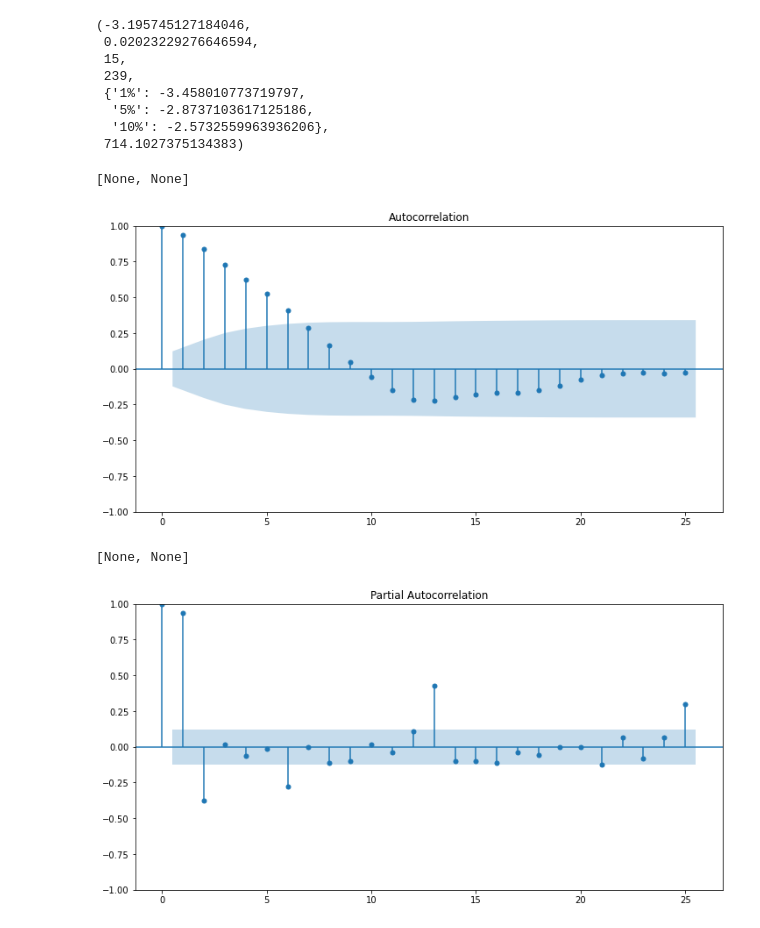
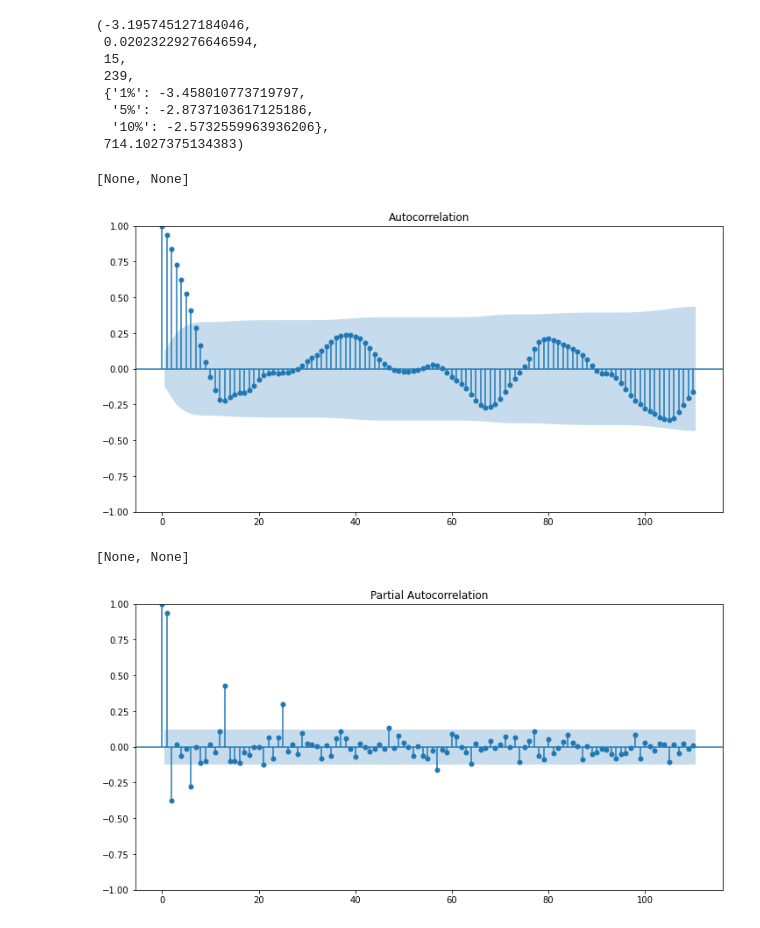
Before and after one commit to l3th4l/FinSum, a Jupyter notebook: Untitled.ipynb, the cells around one changed output. Cells and saved outputs as stored; diff of their text form; code cells hidden in the pictures.

```diff
--- a/Untitled.ipynb
+++ b/Untitled.ipynb
@@ -174,14 +174,14 @@ stl.adfuller(SD)
  714.1027375134383)
 # %%
 #plt.figure(figsize = [20, 6])
-acf = plot_acf(SD)
+acf = plot_acf(SD, lags = 110)
 acf.set(figwidth = 12, figheight = 6)
 # %% [output]
 [None, None]
-[figure, old version]
+[figure, new version]
 # %%
-pacf = plot_pacf(SD, method='ywm')
+pacf = plot_pacf(SD, method='ywm', lags = 110)
 pacf.set(figwidth = 12, figheight = 6)
 # %% [output]
 [None, None]
-[figure, old version]
+[figure, new version]
```
